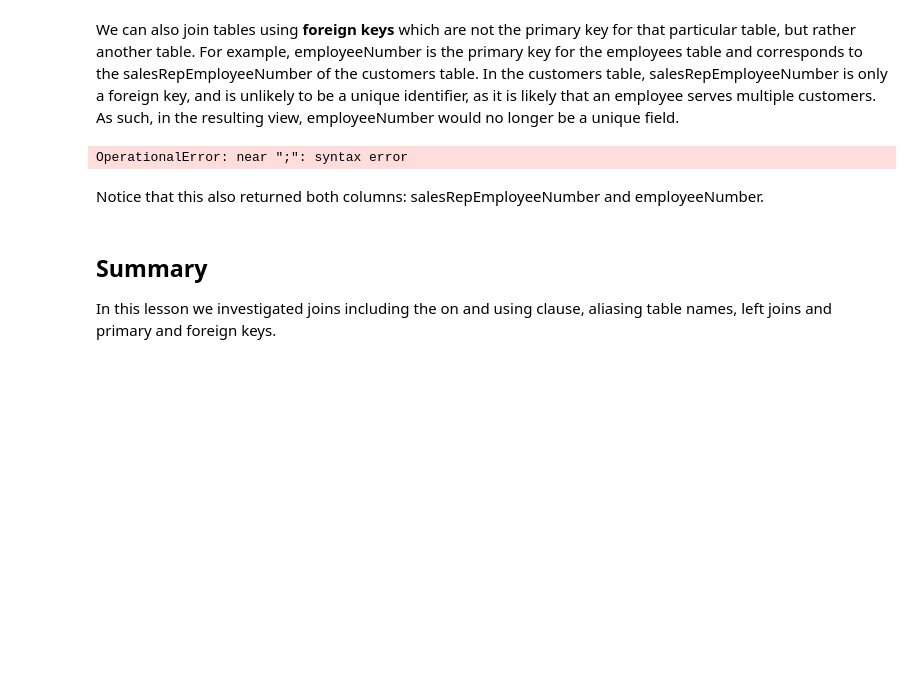
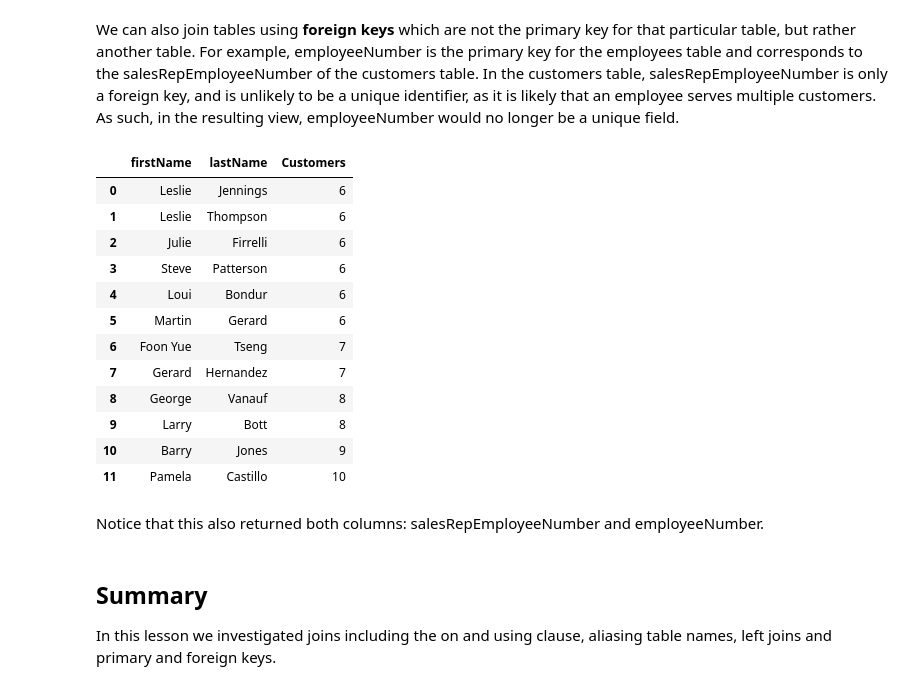
Before and after one commit to Botafogo1894/dsc-1-05-10-join-statements-nyc-career-ds-102218, a Jupyter notebook: index.ipynb, the cells around one changed output. Cells and saved outputs as stored; diff of their text form; code cells hidden in the pictures; blank space fills up the shorter version.

```diff
--- a/index.ipynb
+++ b/index.ipynb
@@ -161,16 +161,28 @@ We can also join tables using **foreign keys** which are not the primary key for
 # %%
 cur.execute("""select e.firstName, e.lastName, count(customerNumber) as Customers from customers c
                         join employees e
                         on c.salesRepEmployeeNumber = e.employeeNumber
                         group by salesRepEmployeeNumber
                         having count(customerNumber) > 5
-                        order by ;
+                        order by count(customerNumber);
                        """)
 df = pd.DataFrame(cur.fetchall()) #Take results and create dataframe
 df.columns = [i[0] for i in cur.description]
 df.head(15)
 # %% [output]
-OperationalError: near ";": syntax error
+|  | firstName | lastName | Customers |
+| 0 | Leslie | Jennings | 6 |
+| 1 | Leslie | Thompson | 6 |
+| 2 | Julie | Firrelli | 6 |
+| 3 | Steve | Patterson | 6 |
+| 4 | Loui | Bondur | 6 |
+| 5 | Martin | Gerard | 6 |
+| 6 | Foon Yue | Tseng | 7 |
+| 7 | Gerard | Hernandez | 7 |
+| 8 | George | Vanauf | 8 |
+| 9 | Larry | Bott | 8 |
+| 10 | Barry | Jones | 9 |
+| 11 | Pamela | Castillo | 10 |
 # %% [markdown]
 Notice that this also returned both columns: salesRepEmployeeNumber and employeeNumber.
 # %% [markdown]
```
